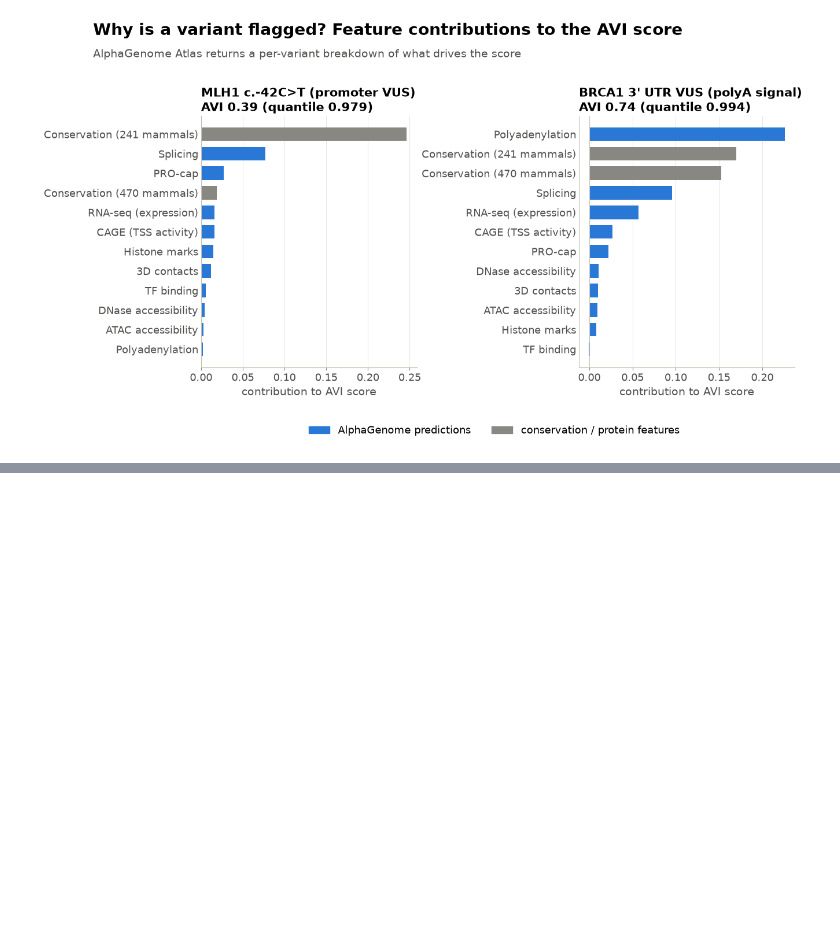
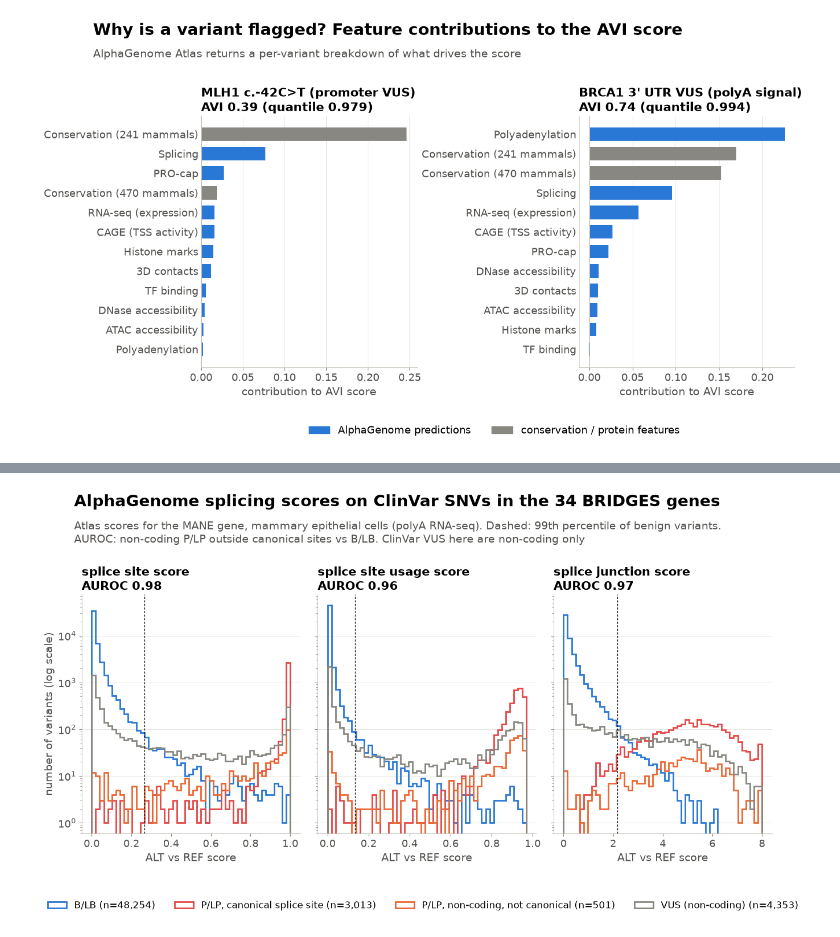
Before and after one commit to eirikhoye/action_var, a Jupyter notebook: workflow/notebooks/alphagenome_seminar_figures.ipynb, the cells around one changed output, grey strips where cells are left out. Drawn from its saved outputs; the diff is of its cells as text; code cells hidden in the pictures; blank space fills up the shorter version.

```diff
--- a/workflow/notebooks/alphagenome_seminar_figures.ipynb
+++ b/workflow/notebooks/alphagenome_seminar_figures.ipynb
@@ -1228,0 +1362,37 @@ sorted(p.name for p in FIGDIR.glob('*.png'))
+# %%
+GROUPS = [  # (label, mask, colour)
+    ('B/LB', lambda d: d.clin_group == 'B/LB', BLUE),
+    ('P/LP, canonical splice site', lambda d: (d.clin_group == 'P/LP') & (d.splice_class == 'canonical splice site'), UP),
+    ('P/LP, non-coding, not canonical', lambda d: (d.clin_group == 'P/LP') & (d.splice_class == 'other non-coding'), '#eb6834'),
+    ('VUS (non-coding)', lambda d: d.clin_group == 'VUS', MUTED),
+]
+SPLICE_THRESHOLD = {k: CLINVAR_SPLICE.loc[CLINVAR_SPLICE.clin_group == 'B/LB', k].quantile(0.99) for k in SPLICE_COLS}
+
+fig, axes = plt.subplots(
+    1, 3, figsize=SLIDE, sharey=True,
+    gridspec_kw={'top': 0.76, 'left': 0.07, 'right': 0.98, 'bottom': 0.2, 'wspace': 0.08},
+)
+for ax, (key, label) in zip(axes, SPLICE_COLS.items()):
+    vals = CLINVAR_SPLICE[key].dropna()
+    bins = np.linspace(0, vals.quantile(0.9995), 50)
+    for name, mask, color in GROUPS:
+        sub = CLINVAR_SPLICE.loc[mask(CLINVAR_SPLICE), key].dropna()
+        ax.hist(sub.clip(upper=bins[-1]), bins=bins, histtype='step', lw=2, color=color,
+                label=f'{name} (n={len(sub):,})')
+    ax.axvline(SPLICE_THRESHOLD[key], color=INK, lw=0.9, ls=(0, (3, 2)))
+    pos_ = CLINVAR_SPLICE.loc[GROUPS[2][1](CLINVAR_SPLICE), key].dropna()
+    neg_ = CLINVAR_SPLICE.loc[GROUPS[0][1](CLINVAR_SPLICE), key].dropna()
+    ax.set_title(f'{label} score\nAUROC {auroc(pos_, neg_):.2f}')
+    ax.set_yscale('log')
+    ax.set_xlabel('ALT vs REF score')
+    ax.grid(axis='y', color=GRID, lw=0.6)
+    ax.set_axisbelow(True)
+axes[0].set_ylabel('number of variants (log scale)')
+handles, labels = axes[0].get_legend_handles_labels()
+fig.legend(handles, labels, frameon=False, loc='lower center', ncols=4, bbox_to_anchor=(0.52, 0.0), fontsize=12)
+headline(fig, 'AlphaGenome splicing scores on ClinVar SNVs in the 34 BRIDGES genes',
+         f'Atlas scores for the MANE gene, {CELL} (polyA RNA-seq). Dashed: 99th percentile of benign variants.\n'
+         'AUROC: non-coding P/LP outside canonical sites vs B/LB. ClinVar VUS here are non-coding only')
+save(fig, 'fig11_clinvar_splicing_scores')
+# %% [output]
+[figure, added]
```
Also changed, not shown: parts of 19 cells of this notebook, 8 other files.
